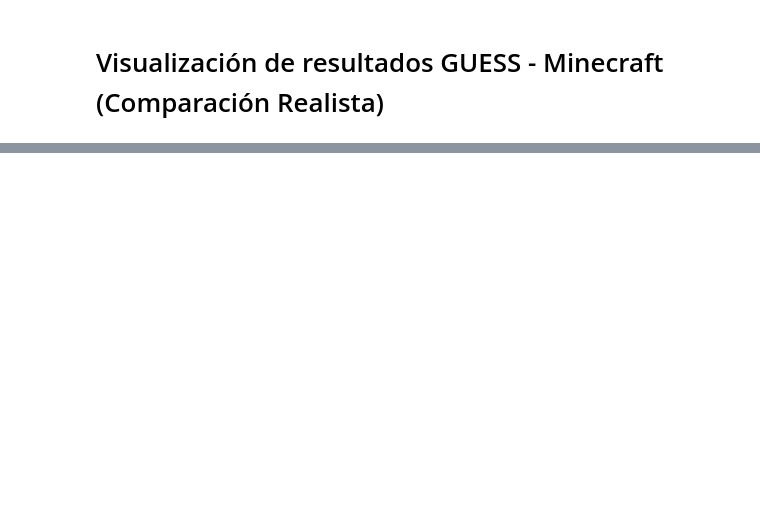
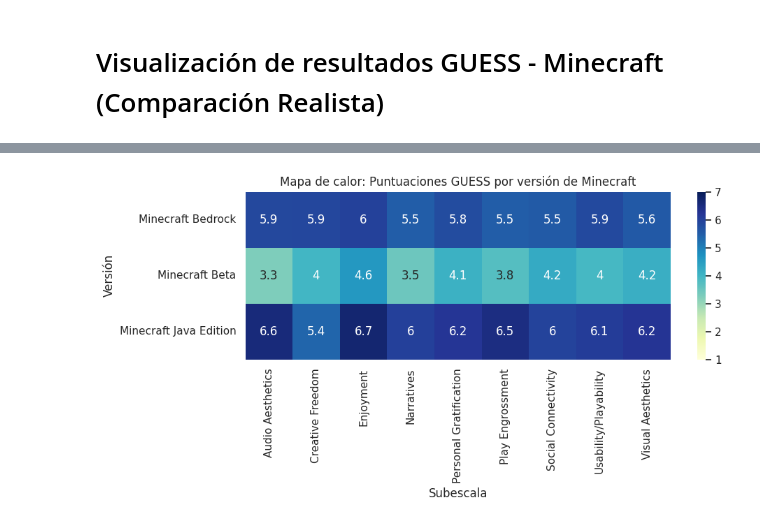
Before and after one commit to ClaudixoPG/ESI_2025_S1, a Jupyter notebook: notebooks/Visualizaciones_GUESS_Minecraft.ipynb, the cells around one changed output, grey strips where cells are left out. Saved outputs shown, nothing was run; the diff lists cells and outputs as text; code cells hidden in the pictures; blank space fills up the shorter version.

```diff
--- a/notebooks/Visualizaciones_GUESS_Minecraft.ipynb
+++ b/notebooks/Visualizaciones_GUESS_Minecraft.ipynb
@@ -45,0 +105,10 @@ plt.show()
+# %%
+plt.figure(figsize=(10, 5))
+sns.heatmap(mean_scores.set_index('version'), annot=True, cmap='YlGnBu', cbar=True, vmin=1, vmax=7)
+plt.title('Mapa de calor: Puntuaciones GUESS por versión de Minecraft')
+plt.xlabel('Subescala')
+plt.ylabel('Versión')
+plt.tight_layout()
+plt.show()
+# %% [output]
+[figure, added]
```
Also changed, not shown: parts of 16 cells of this notebook.
